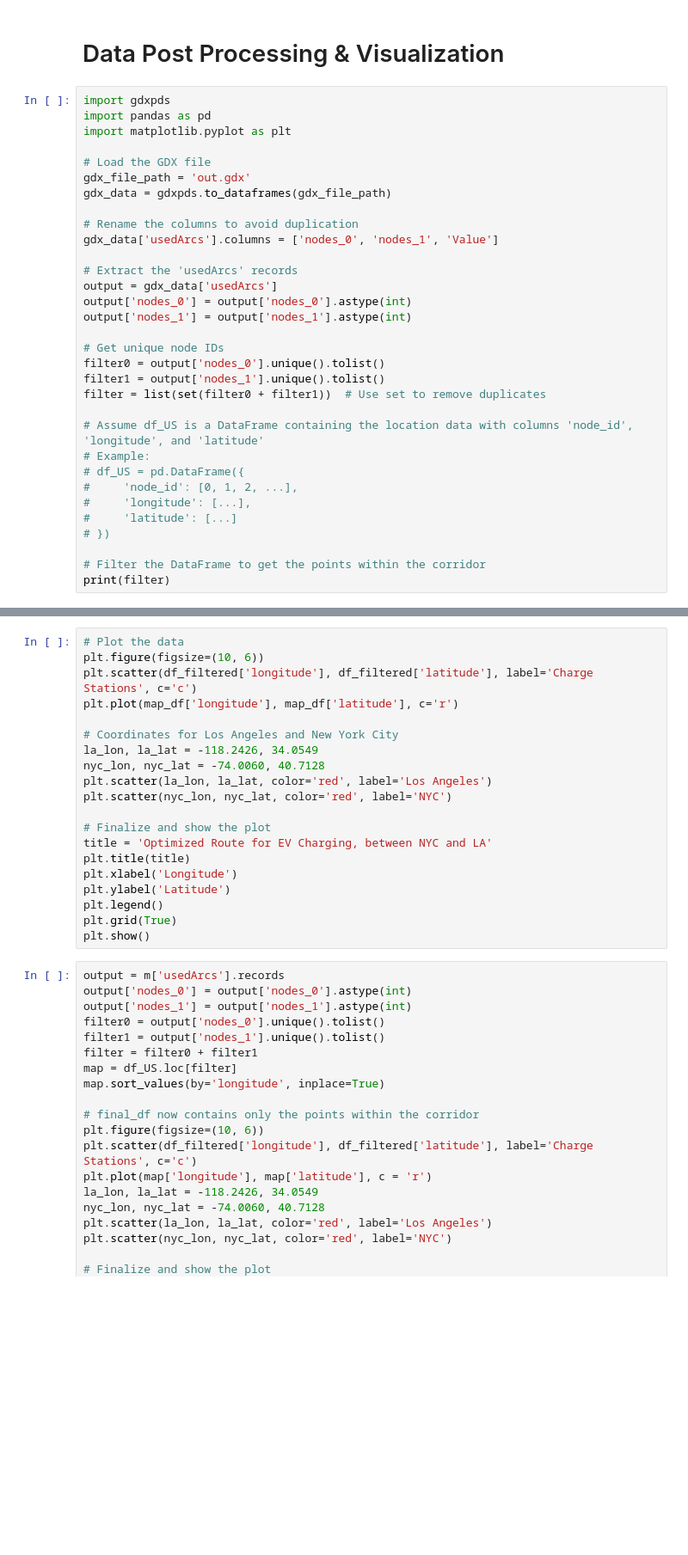
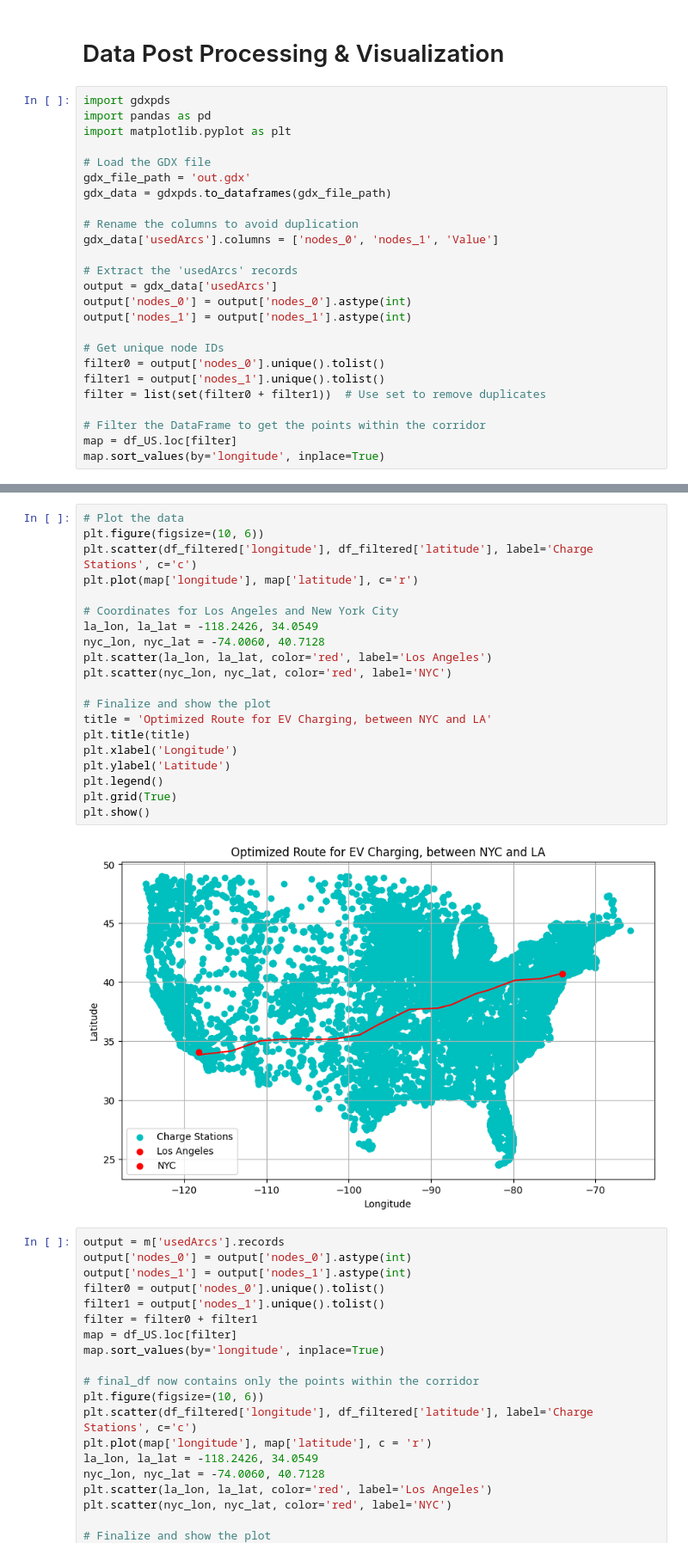
Before and after one commit to shihan1714/EV-Navigation-App, a Jupyter notebook: ECE 524 Final Project.ipynb, the cells around one changed output, grey strips where cells are left out. Shown at 86% size. Drawn from its saved outputs; the diff is of its cells as text; blank space fills up the shorter version.

```diff
--- a/ECE 524 Final Project.ipynb
+++ b/ECE 524 Final Project.ipynb
@@ -285,13 +285,6 @@ filter0 = output['nodes_0'].unique().tolist()
 filter1 = output['nodes_1'].unique().tolist()
 filter = list(set(filter0 + filter1))  # Use set to remove duplicates
 
-# Assume df_US is a DataFrame containing the location data with columns 'node_id', 'longitude', and 'latitude'
-# Example:
-# df_US = pd.DataFrame({
-#     'node_id': [0, 1, 2, ...],
-#     'longitude': [...],
-#     'latitude': [...]
-# })
-
 # Filter the DataFrame to get the points within the corridor
-print(filter)
+map = df_US.loc[filter]
+map.sort_values(by='longitude', inplace=True)
@@ -304,23 +291,25 @@ map_df.sort_values(by='longitude', inplace=True)
 # %%
 # Plot the data
 plt.figure(figsize=(10, 6))
 plt.scatter(df_filtered['longitude'], df_filtered['latitude'], label='Charge Stations', c='c')
-plt.plot(map_df['longitude'], map_df['latitude'], c='r')
+plt.plot(map['longitude'], map['latitude'], c='r')
 
 # Coordinates for Los Angeles and New York City
 la_lon, la_lat = -118.2426, 34.0549
 nyc_lon, nyc_lat = -74.0060, 40.7128
 plt.scatter(la_lon, la_lat, color='red', label='Los Angeles')
 plt.scatter(nyc_lon, nyc_lat, color='red', label='NYC')
 
 # Finalize and show the plot
 title = 'Optimized Route for EV Charging, between NYC and LA'
 plt.title(title)
 plt.xlabel('Longitude')
 plt.ylabel('Latitude')
 plt.legend()
 plt.grid(True)
 plt.show()
+# %% [output]
+[figure, added]
 # %%
 output = m['usedArcs'].records
 output['nodes_0'] = output['nodes_0'].astype(int)
```
Also changed, not shown: parts of 2 cells of this notebook.
